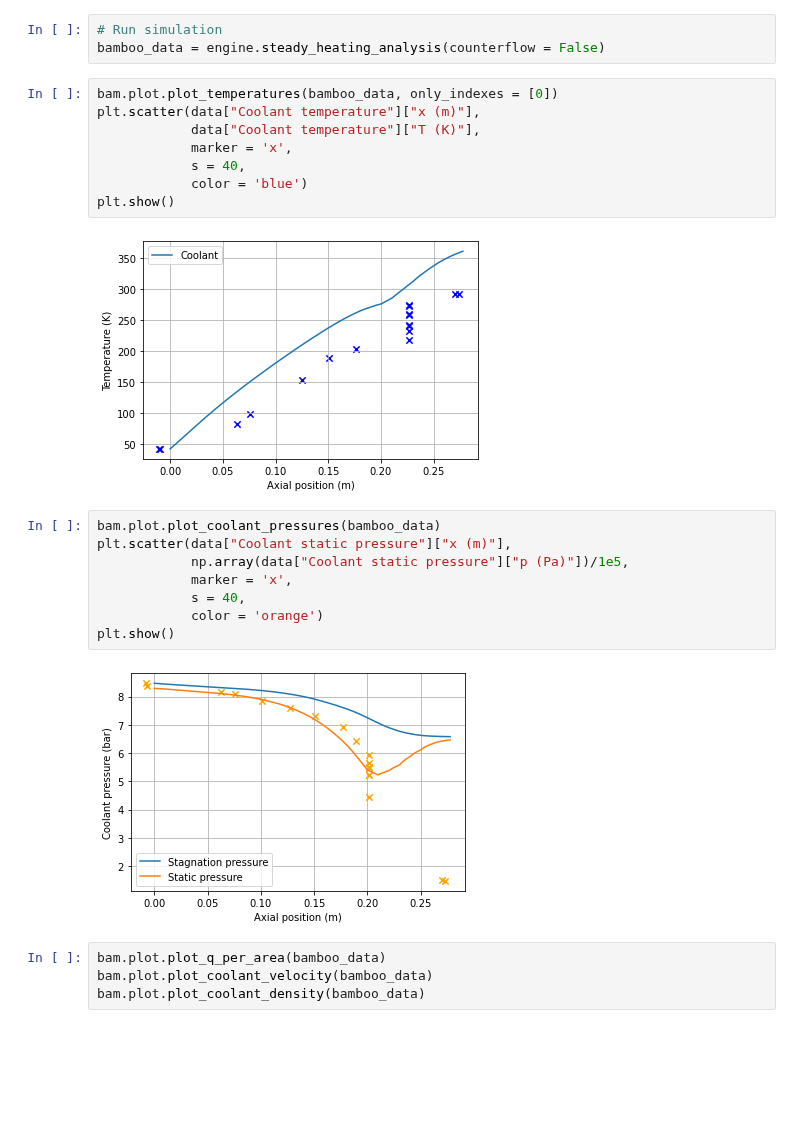
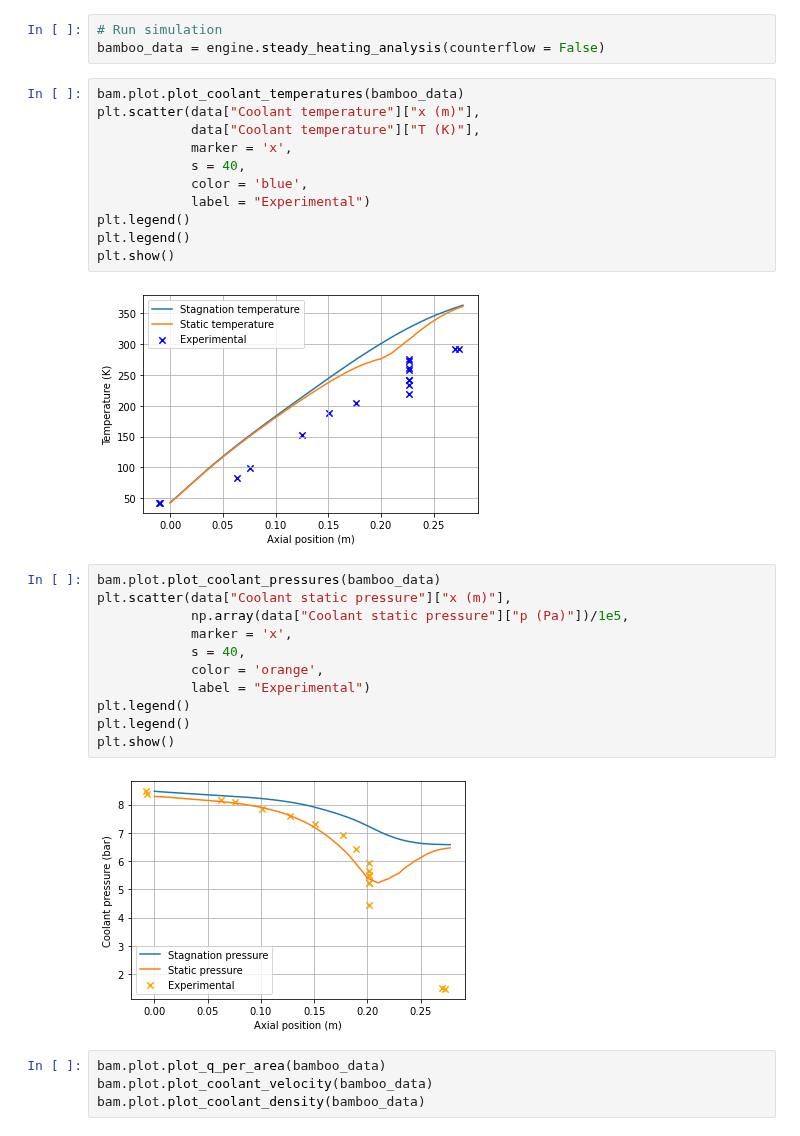
Before and after one commit to cuspaceflight/bamboo, a Jupyter notebook: Pavli 1966.ipynb, the cells around one changed output. Cells and saved outputs as stored; diff of their text form; blank space fills up the shorter version.

```diff
--- a/Pavli 1966.ipynb
+++ b/Pavli 1966.ipynb
@@ -146,25 +146,31 @@ engine.plot()
 # Run simulation
 bamboo_data = engine.steady_heating_analysis(counterflow = False)
 # %%
-bam.plot.plot_temperatures(bamboo_data, only_indexes = [0])
+bam.plot.plot_coolant_temperatures(bamboo_data)
 plt.scatter(data["Coolant temperature"]["x (m)"],
             data["Coolant temperature"]["T (K)"],
             marker = 'x',
             s = 40,
-            color = 'blue')
+            color = 'blue',
+            label = "Experimental")
+plt.legend()
+plt.legend()
 plt.show()
 # %% [output]
-[figure, old version]
+[figure, new version]
 # %%
 bam.plot.plot_coolant_pressures(bamboo_data)
 plt.scatter(data["Coolant static pressure"]["x (m)"],
             np.array(data["Coolant static pressure"]["p (Pa)"])/1e5,
             marker = 'x',
             s = 40,
-            color = 'orange')
+            color = 'orange',
+            label = "Experimental")
+plt.legend()
+plt.legend()
 plt.show()
 # %% [output]
-[figure, old version]
+[figure, new version]
 # %%
 bam.plot.plot_q_per_area(bamboo_data)
 bam.plot.plot_coolant_velocity(bamboo_data)
```
